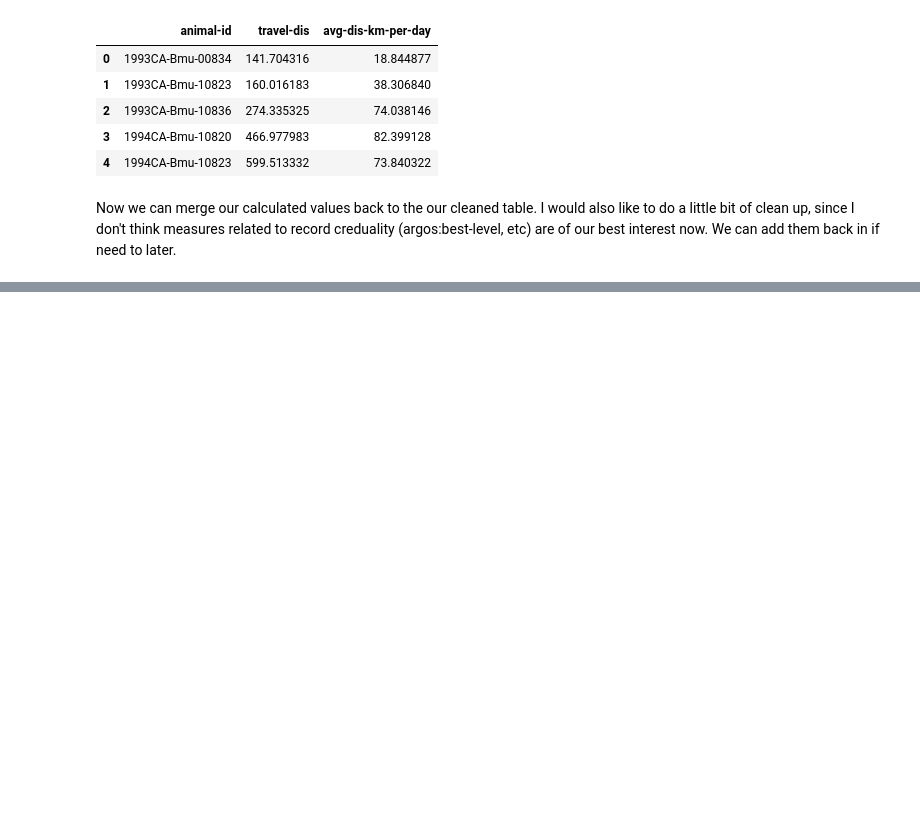
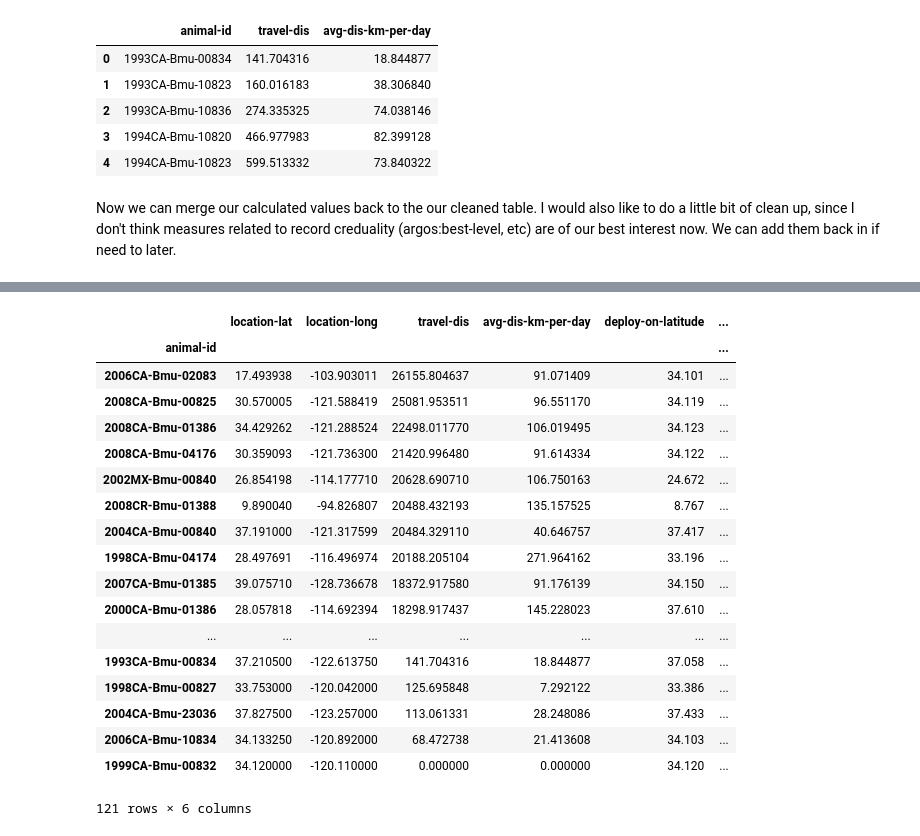
Before and after one commit to gigglypear/movebank_explore, a Jupyter notebook: code/Movebank Data Analysis Attempt.ipynb, the cells around one changed output, grey strips where cells are left out. Cells and saved outputs as stored; diff of their text form; code cells hidden in the pictures; blank space fills up the shorter version.

```diff
--- a/code/Movebank Data Analysis Attempt.ipynb
+++ b/code/Movebank Data Analysis Attempt.ipynb
@@ -582,0 +595,22 @@ whale_simp
+# %%
+whale_simp.groupby('animal-id').mean().sort_values('travel-dis',ascending=False)
+# %% [output]
+|  | location-lat | location-long | travel-dis | avg-dis-km-per-day | deploy-on-latitude | ... |
+| animal-id |  |  |  |  |  | ... |
+| 2006CA-Bmu-02083 | 17.493938 | -103.903011 | 26155.804637 | 91.071409 | 34.101 | ... |
+| 2008CA-Bmu-00825 | 30.570005 | -121.588419 | 25081.953511 | 96.551170 | 34.119 | ... |
+| 2008CA-Bmu-01386 | 34.429262 | -121.288524 | 22498.011770 | 106.019495 | 34.123 | ... |
+| 2008CA-Bmu-04176 | 30.359093 | -121.736300 | 21420.996480 | 91.614334 | 34.122 | ... |
+| 2002MX-Bmu-00840 | 26.854198 | -114.177710 | 20628.690710 | 106.750163 | 24.672 | ... |
+| 2008CR-Bmu-01388 | 9.890040 | -94.826807 | 20488.432193 | 135.157525 | 8.767 | ... |
+| 2004CA-Bmu-00840 | 37.191000 | -121.317599 | 20484.329110 | 40.646757 | 37.417 | ... |
+| 1998CA-Bmu-04174 | 28.497691 | -116.496974 | 20188.205104 | 271.964162 | 33.196 | ... |
+| 2007CA-Bmu-01385 | 39.075710 | -128.736678 | 18372.917580 | 91.176139 | 34.150 | ... |
+| 2000CA-Bmu-01386 | 28.057818 | -114.692394 | 18298.917437 | 145.228023 | 37.610 | ... |
+| ... | ... | ... | ... | ... | ... | ... |
+| 1993CA-Bmu-00834 | 37.210500 | -122.613750 | 141.704316 | 18.844877 | 37.058 | ... |
+| 1998CA-Bmu-00827 | 33.753000 | -120.042000 | 125.695848 | 7.292122 | 33.386 | ... |
+| 2004CA-Bmu-23036 | 37.827500 | -123.257000 | 113.061331 | 28.248086 | 37.433 | ... |
+| 2006CA-Bmu-10834 | 34.133250 | -120.892000 | 68.472738 | 21.413608 | 34.103 | ... |
+| 1999CA-Bmu-00832 | 34.120000 | -120.110000 | 0.000000 | 0.000000 | 34.120 | ... |
+121 rows × 6 columns
```
Also changed, not shown: parts of 3 cells of this notebook.
